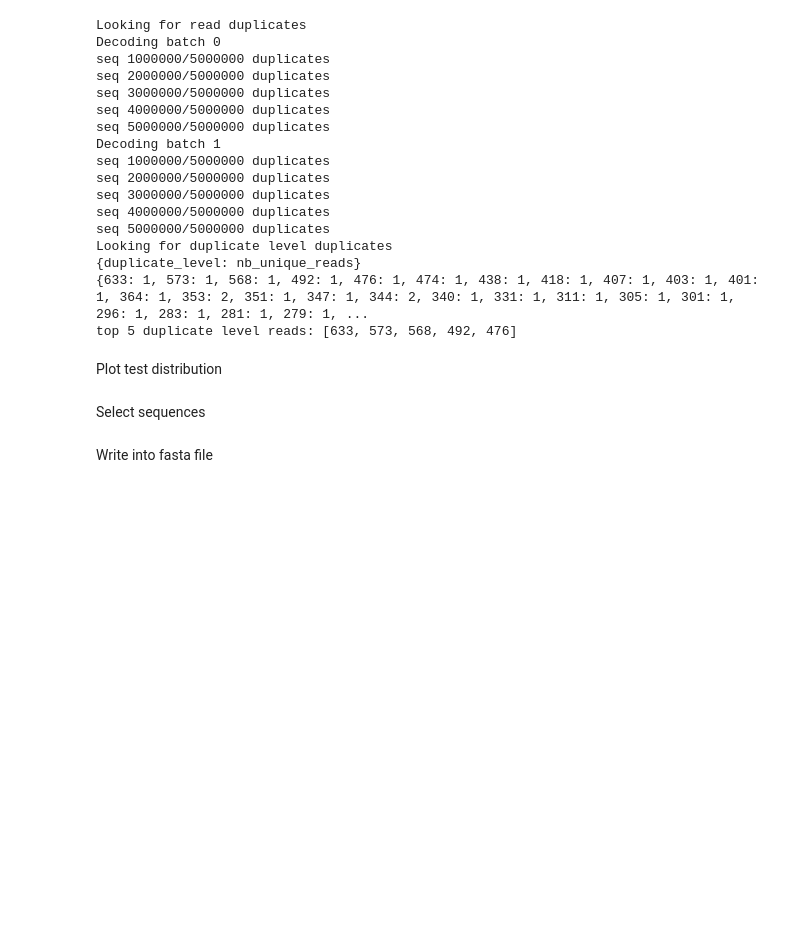
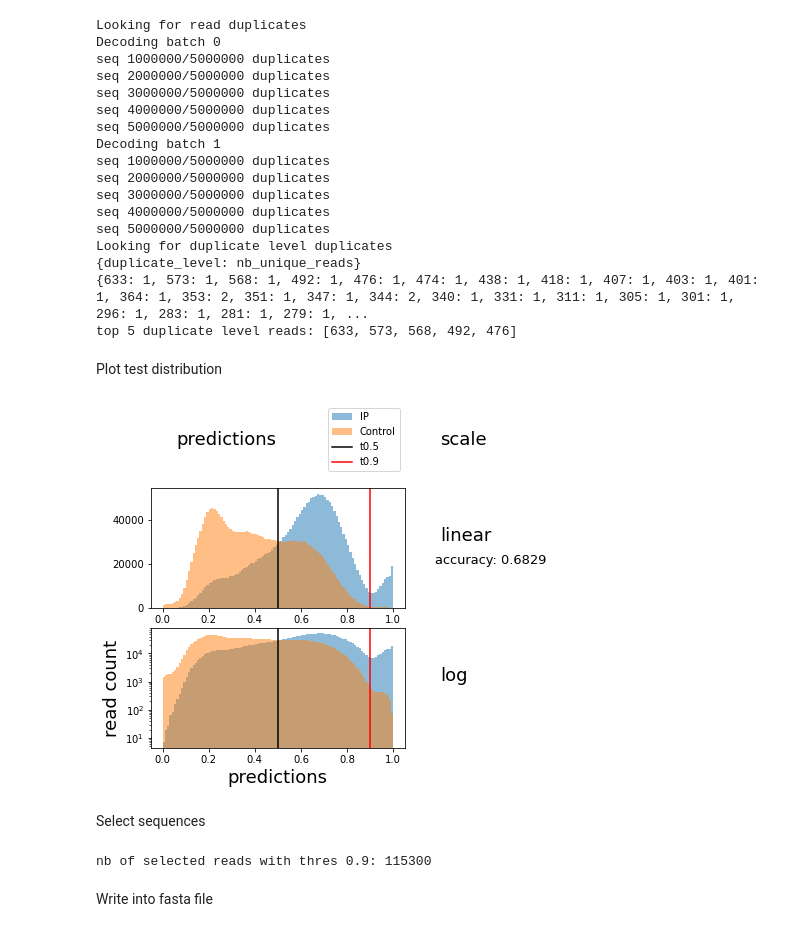
Before and after one commit to Alexwestbrook/mnhn-internship_DeepCNN_ChIP-seq, a Jupyter notebook: plot_distributions.ipynb, the cells around one changed output. Saved outputs shown, nothing was run; the diff lists cells and outputs as text; code cells hidden in the pictures; blank space fills up the shorter version.

```diff
--- a/plot_distributions.ipynb
+++ b/plot_distributions.ipynb
@@ -20,7 +21,7 @@ importlib.reload(utils)
 # %% [markdown]
 Read file and datasets checks
 # %%
-with np.load('CENPT/raw_data/IP_reads.npz') as f:
+with np.load(f'{data_dir}/CENPT/raw_data/IP_reads.npz') as f:
     reads = f['reads']
 print(reads.shape)
 sequences = utils.remove_reads_with_N(reads, tolerance=0)
@@ -33,7 +34,7 @@ dico = dict(sorted(dico.items(), reverse=True))
 print('{read_length: nb_reads}')
 print(dico)
 # %%
-with np.load('shared_folder/CENPT/dataset3.npz') as f:
+with np.load(f'{data_dir}/CENPT/dataset3.npz') as f:
     reads = f['x_train']
 # %%
 print('Looking for read duplicates')
@@ -77,7 +78,7 @@ plt.xlabel('duplicate level')
 plt.show()
 plt.close()
 # %%
-with np.load('shared_folder/Bombyx/dataset3.npz') as dataset:
+with np.load(f'{data_dir}//Bombyx/dataset3.npz') as dataset:
     y_train = dataset['y_train']
     y_valid = dataset['y_valid']
     y_test = dataset['y_test']
@@ -87,7 +88,7 @@ print('pos_train:', len(y_train[y_train == 1]), 'pos_valid', len(y_valid[y_valid
 # %% [markdown]
 Plot test distribution
 # %%
-data = 'CENPT'
+data = 'CTCF'
 dataset_name = 'dataset2'
 model_name = 'model_inception2.0'
 new_labels = 'dataset_rel55'
@@ -95,19 +96,19 @@ relabeled = False
 single_pred_array = True
 if single_pred_array:
     if relabeled:
-        with np.load(f'{data}/results/{model_name}/distrib_{model_name}_test_rel.npz') as f:
+        with np.load(f'{data_dir}/{data}/results/{model_name}/distrib_{model_name}_test_rel.npz') as f:
             preds = f['pred']
-        with np.load(f'shared_folder/{data}/{new_labels}.npz') as f:
+        with np.load(f'{data_dir}//{data}/{new_labels}.npz') as f:
             y_test = f['y_test']
     else:
-        with np.load(f'{data}/results/{model_name}/distrib_{model_name}_test.npz') as f:
+        with np.load(f'{data_dir}/{data}/results/{model_name}/distrib_{model_name}_test.npz') as f:
             preds = f['pred']
-        with np.load(f'shared_folder/{data}/{dataset_name}.npz') as f:
+        with np.load(f'{data_dir}/{data}/{dataset_name}.npz') as f:
             y_test = f['y_test']
     predIP = preds[y_test == 1]
     predControl = preds[y_test == 0]
 else:
-    with np.load(f'{data}/results/distrib_{model_name}_test.npz') as f:
+    with np.load(f'{data_dir}/{data}/results/distrib_{model_name}_test.npz') as f:
             predIP = f['predIP']
             predControl = f['predControl']
 
@@ -127,45 +128,49 @@ ax0_top.axis('off')
 
 ax1_top = plt.subplot(gs[0, 1])
 label_col1 = 'scale'
 ax1_top.annotate(label_col1, (0.1, 0.5), xycoords='axes fraction', va='center', fontsize=18)
 ax1_top.axis('off')
 
 for nrow in range(1,3):
 
     ax0 = plt.subplot(gs[nrow, 0])
     ax0.hist(predIP, bins, label='IP', alpha=0.5)
     ax0.hist(predControl, bins, label='Control', alpha=0.5)
     ax0.axvline(x=0.5, color='black', label='t0.5')
-    thres = 0.72
+    thres = 0.9
     ax0.axvline(x=thres, color='red', label=f't{thres}')
 
     ax1 = plt.subplot(gs[nrow, 1])
     if nrow == 1:
         label = 'linear'
         ax1.annotate(f'accuracy: {round(accuracy, 4)}', (0, 0.4), xycoords='axes fraction', va='center', fontsize=13)
     elif nrow == 2:
         label = 'log'
         ax0.set_yscale('log')
     ax1.annotate(label, (0.1, 0.6), xycoords='axes fraction', va='center', fontsize=18)
     ax1.axis('off')
 ax0.set_xlabel("predictions", fontsize=18)
 ax0.set_ylabel("read count", fontsize=18)
 handles, labels = ax0.get_legend_handles_labels()
 ax0_top.legend(handles, labels, loc='right')
 
-if not os.path.isdir(f'{data}/results/{model_name}'):
-    os.mkdir(f'{data}/results/{model_name}/')
-plt.savefig(f'{data}/results/{model_name}/distrib_{model_name}_test.png', bbox_inches='tight')
+if not os.path.isdir(f'{writing_dir}/{data}/results/{model_name}'):
+    os.mkdir(f'{writing_dir}/{data}/results/{model_name}')
+plt.savefig(f'{writing_dir}/{data}/results/{model_name}/distrib_{model_name}_test.png', bbox_inches='tight')
 plt.show()
 plt.close()
+# %% [output]
+[figure, added]
 # %% [markdown]
 Select sequences
 # %%
-with np.load(f'shared_folder/{data}/{dataset_name}.npz') as f:
+with np.load(f'{data_dir}/{data}/{dataset_name}.npz') as f:
     x_test = f['x_test']
 # thres = 0.55
 selected_reads = x_test[preds.ravel() > thres, :, :]
 print(f'nb of selected reads with thres {thres}:', len(selected_reads))
+# %% [output]
+nb of selected reads with thres 0.9: 115300
 # %% [markdown]
 Write into fasta file
 # %%
```
Also changed, not shown: parts of 6 cells of this notebook.
